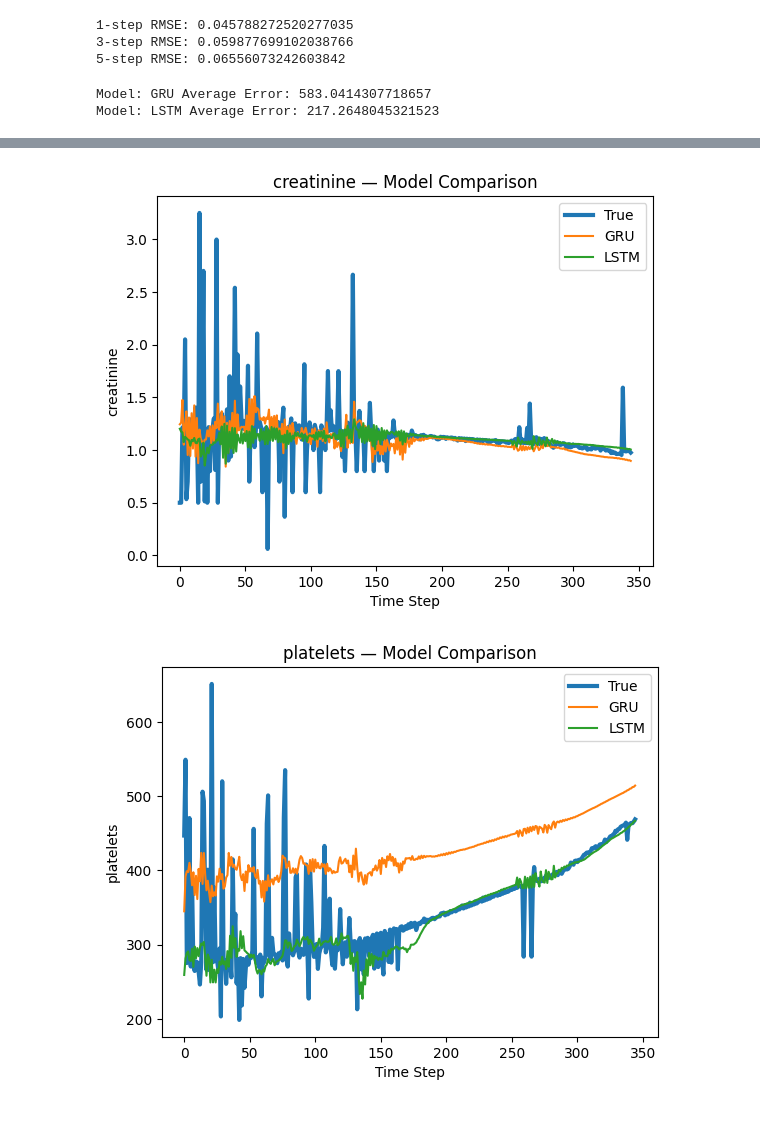
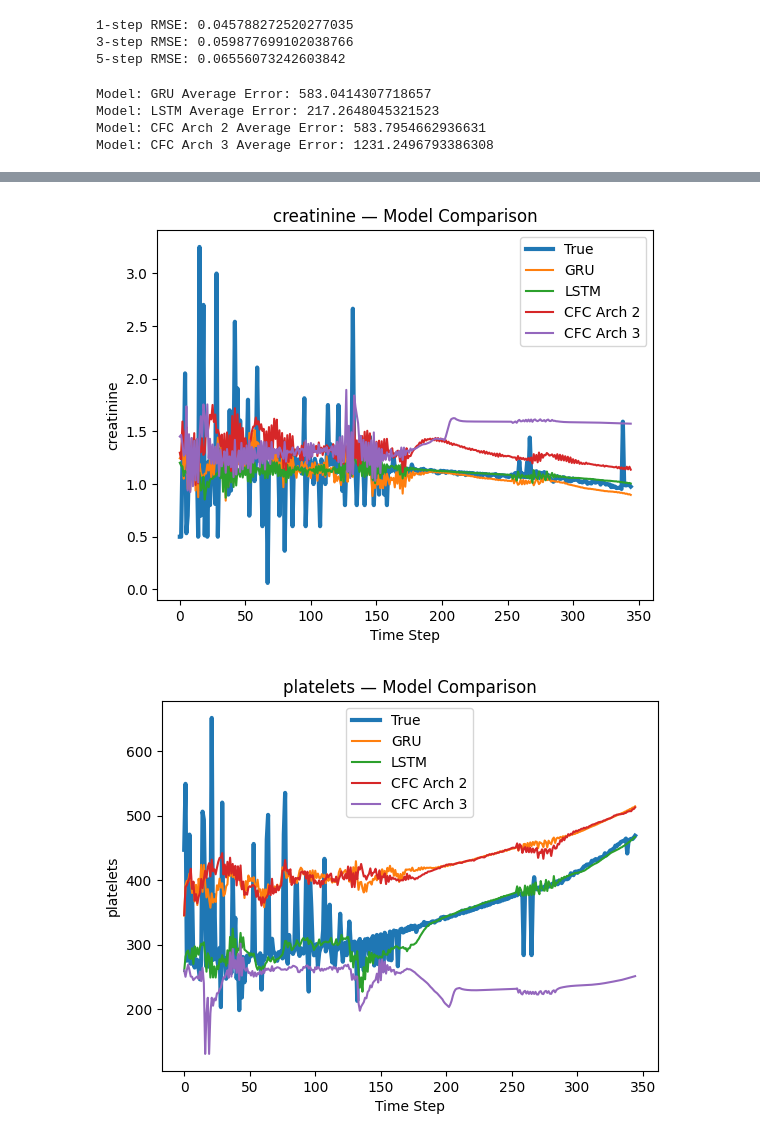
Before and after one commit to theophilus28/LNN-GRU-Comparative, a Jupyter notebook: lnn_setup.ipynb, the cells around one changed output, grey strips where cells are left out. Saved outputs shown, nothing was run; the diff lists cells and outputs as text; code cells hidden in the pictures.

```diff
--- a/lnn_setup.ipynb
+++ b/lnn_setup.ipynb
@@ -980,7 +980,7 @@ def collate_fn(batch):
 # GRU model setup
 
 class GRUModel(nn.Module):
-    def __init__(self, state_dim=18, action_dim=3, hidden=64, layers=2):
+    def __init__(self, state_dim=18, action_dim=3, hidden=128, layers=2):
         super(GRUModel, self).__init__()
         self.gru = nn.GRU(state_dim + action_dim, hidden, layers, batch_first=True)
         self.out = nn.Linear(hidden, state_dim)
@@ -996,7 +996,7 @@ class GRUModel(nn.Module):
 # 19 LSTM model setup
 
 class LSTMModel(nn.Module):
-    def __init__(self, state_dim=18, action_dim=3, hidden=64, layers=2):
+    def __init__(self, state_dim=18, action_dim=3, hidden=128, layers=2):
         super(LSTMModel, self).__init__()
         self.lstm = nn.LSTM(state_dim + action_dim, hidden, layers, batch_first=True)
         self.out = nn.Linear(hidden, state_dim)
@@ -1534,7 +1534,7 @@ class LTCNetwork(nn.Module):
     Uses the same interface as CfCNetwork for easy comparison
     """
 
-    def __init__(self, input_size, hidden_size, output_size, num_layers=1,
+    def __init__(self, input_size=21, hidden_size=128, output_size=18, num_layers=2,
                  solver='euler', ode_unfolds=6, dt=1.0):
         super(LTCNetwork, self).__init__()
         self.input_size = input_size
@@ -1606,7 +1606,7 @@ class OptimizedLTCNetwork(nn.Module):
     Memory-optimized LTC Network that pre-allocates output tensors
     """
 
-    def __init__(self, input_size, hidden_size, output_size, num_layers=1,
+    def __init__(self, input_size=21, hidden_size=128, output_size=18, num_layers=2,
                  solver='euler', ode_unfolds=6):
         super(OptimizedLTCNetwork, self).__init__()
         self.input_size = input_size
@@ -1648,4 +1648,4 @@ class OptimizedLTCNetwork(nn.Module):
 
             all_outputs[:, t, :] = self.fc_out(hidden[-1])
 
-        return all_outputs, hidden
+        return all_outputs
@@ -2142,7 +2422,7 @@ def rollout_model(model, df, feature_cols, action_cols,
     with torch.no_grad():
         unsqueezed = False
         for t in range(int(len(s_true)/2), len(s_true)):
-            '''if model_type != "GRU" and model_type != "LSTM":
+            if model_type != "GRU" and model_type != "LSTM":
                 if unsqueezed:
                     cur = cur.squeeze(0)
                 x = torch.cat([cur, act], dim=-1)
@@ -2150,8 +2430,8 @@ def rollout_model(model, df, feature_cols, action_cols,
                 unsqueezed = True
                 pred = model(x)
                 pred = pred.squeeze(0)
-            else:'''
-            pred = model(cur, act)
+            else:
+                pred = model(cur, act)
             preds.append(pred[-1].squeeze(0).cpu().numpy())
             act = torch.cat((act[1:], a[t].unsqueeze(0)), dim=0)
             #cur = torch.cat((cur, pred.unsqueeze(0)), dim=0)
@@ -2289,27 +2569,38 @@ cfc_arch2_model = CfCNetwork2()
 cfc_model_3 = CfCNetwork(dt=3.0)
 cfc_model_02 = CfCNetwork(dt=0.2)
 cfc_arch3_model = CfCNetwork3()
-#ltc_model = LTCNetwork(input_size=21, hidden_size=128, output_size=18,
-#                   num_layers=2, solver='euler', ode_unfolds=6)
+ltc_model = LTCNetwork()
+ltc_model_optim = OptimizedLTCNetwork(solver="rk4")
+lrc_model = LRCNetwork(cell_type="advanced")
+lrc_model_optim = OptimizedLRCNetwork(cell_type="advanced")
+
 gru_model.load_state_dict(torch.load("best_gru.pt"))
 #gru_model_original.load_state_dict(torch.load("best_gru_original.pt"))
 lstm_model.load_state_dict(torch.load("best_lstm.pt"))
 #lstm_model_original.load_state_dict(torch.load("best_lstm_original.pt"))
-cfc_model.load_state_dict(torch.load("best_cfc.pt"))
+cfc_model.load_state_dict(torch.load("best_cfc_relu.pt"))
 cfc_arch2_model.load_state_dict(torch.load("best_cfc_arch2.pt"))
-cfc_model_3.load_state_dict(torch.load("best_cfc_dt3.pt"))
-cfc_model_02.load_state_dict(torch.load("best_cfc_dt02.pt"))
-#ltc_model.load_state_dict(torch.load("best_ltc.pt"))
+cfc_arch3_model.load_state_dict(torch.load("best_cfc_arch3.pt"))
+#cfc_model_3.load_state_dict(torch.load("best_cfc_dt3.pt"))
+#cfc_model_02.load_state_dict(torch.load("best_cfc_dt02.pt"))
+ltc_model.load_state_dict(torch.load("best_ltc.pt"))
+ltc_model_optim.load_state_dict(torch.load("best_ltc_optim.pt"))
+lrc_model.load_state_dict(torch.load("best_lrc.pt"))
+lrc_model_optim.load_state_dict(torch.load("best_lrc_optim.pt"))
 models = {
     #"CFC": cfc_model,
     "GRU": gru_model,
     "LSTM": lstm_model,
     #"GRU Original": gru_model_original,
     #"LSTM Original": lstm_model_original,
-    #"CFC Arch 2": cfc_arch2_model,
+    "CFC Arch 2": cfc_arch2_model,
     #"CFC dt=3.0": cfc_model_3,
     #"CFC dt=0.2": cfc_model_02,
-    #"CFC Arch 3": cfc_arch3_model
+    "CFC Arch 3": cfc_arch3_model,
+    "LTC": ltc_model,
+    "LTC Optimized RK4": ltc_model_optim,
+    "LRC": lrc_model,
+    "LRC Optim": lrc_model_optim
 }
 
 features_to_plot = ["heart_rate", "spo2", "dbp", "temperature", "resp_rate", "creatinine",  "platelets"]
@@ -2336,3 +2627,5 @@ compare_models(
 # %% [output]
 Model: GRU Average Error: 583.0414307718657
 Model: LSTM Average Error: 217.2648045321523
+Model: CFC Arch 2 Average Error: 583.7954662936631
+Model: CFC Arch 3 Average Error: 1231.2496793386308
@@ -2344,5 +2637,5 @@ Model: LSTM Average Error: 217.2648045321523
-[figure, old version]
+[figure, new version]
-[figure, old version]
+[figure, new version]
 # %%
 # secondary plot run
 # run numbers that are good include 9, 13, 15, 18
```
Also changed, not shown: parts of 4 cells of this notebook.
